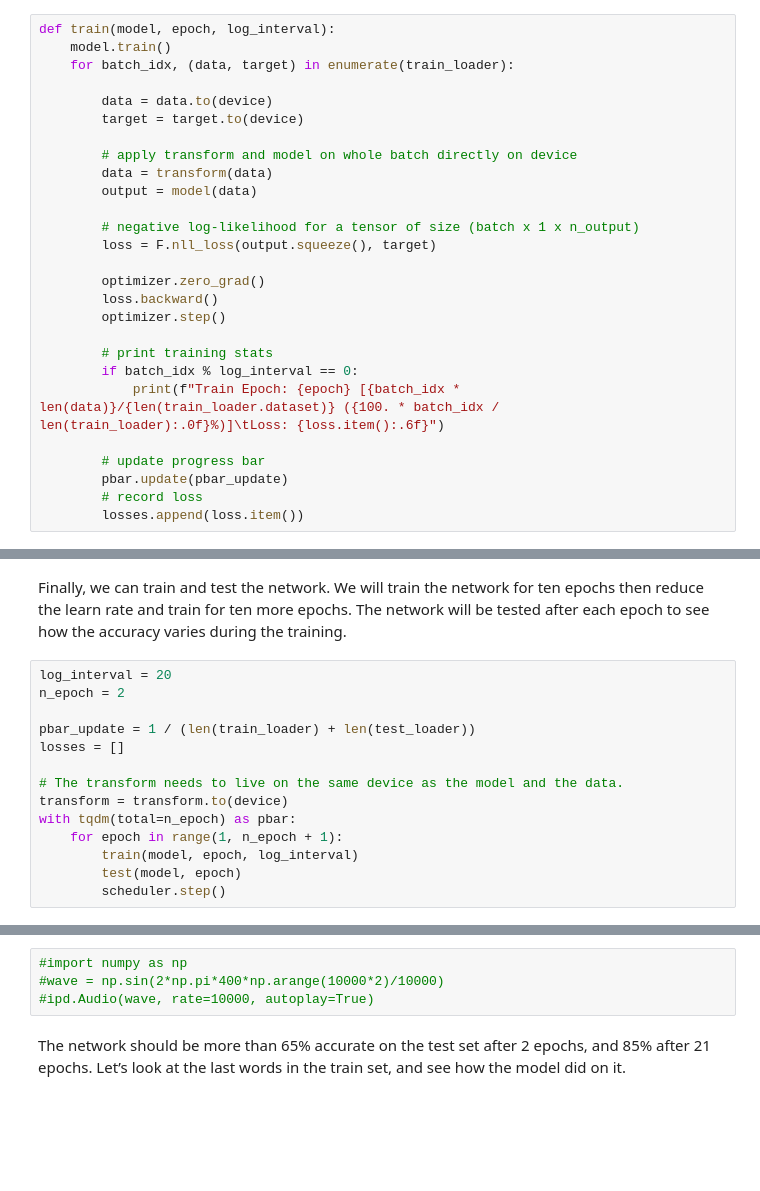
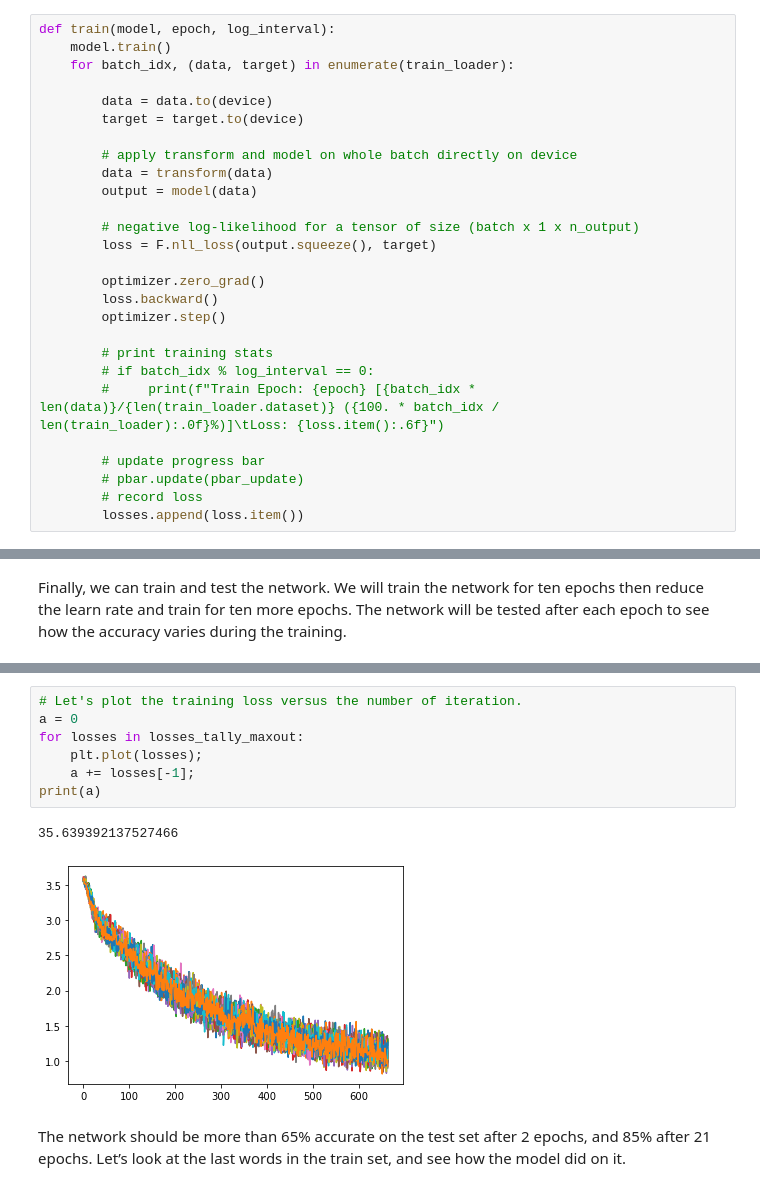
Before and after one commit to ZivaUrbancic/Maxout_Initializations, a Jupyter notebook: speech_command_classification_with_torchaudio_tutorial.ipynb, the cells around one changed output, grey strips where cells are left out. Drawn from its saved outputs; the diff is of its cells as text; blank space fills up the shorter version.

```diff
--- a/speech_command_classification_with_torchaudio_tutorial.ipynb
+++ b/speech_command_classification_with_torchaudio_tutorial.ipynb
@@ -383,11 +430,11 @@ def train(model, epoch, log_interval):
         optimizer.step()
 
         # print training stats
-        if batch_idx % log_interval == 0:
-            print(f"Train Epoch: {epoch} [{batch_idx * len(data)}/{len(train_loader.dataset)} ({100. * batch_idx / len(train_loader):.0f}%)]\tLoss: {loss.item():.6f}")
+        # if batch_idx % log_interval == 0:
+        #     print(f"Train Epoch: {epoch} [{batch_idx * len(data)}/{len(train_loader.dataset)} ({100. * batch_idx / len(train_loader):.0f}%)]\tLoss: {loss.item():.6f}")
 
         # update progress bar
-        pbar.update(pbar_update)
+        # pbar.update(pbar_update)
         # record loss
         losses.append(loss.item())
 # %% [markdown]
@@ -432,17 +479,3 @@ Finally, we can train and test the network. We will train the network
 for ten epochs then reduce the learn rate and train for ten more epochs.
 The network will be tested after each epoch to see how the accuracy
 varies during the training.
-# %%
-log_interval = 20
-n_epoch = 2
-
-pbar_update = 1 / (len(train_loader) + len(test_loader))
-losses = []
-
-# The transform needs to live on the same device as the model and the data.
-transform = transform.to(device)
-with tqdm(total=n_epoch) as pbar:
-    for epoch in range(1, n_epoch + 1):
-        train(model, epoch, log_interval)
-        test(model, epoch)
-        scheduler.step()
@@ -469,7 +542,13 @@ plt.title("training loss");
-# %%
-#import numpy as np
-#wave = np.sin(2*np.pi*400*np.arange(10000*2)/10000)
-#ipd.Audio(wave, rate=10000, autoplay=True)
+# %%
+# Let's plot the training loss versus the number of iteration.
+a = 0
+for losses in losses_tally_maxout:
+    plt.plot(losses);
+    a += losses[-1];
+print(a)
+# %% [output]
+35.639392137527466
+[figure, added]
 # %% [markdown]
 The network should be more than 65% accurate on the test set after 2
 epochs, and 85% after 21 epochs. Let’s look at the last words in the
```
Also changed, not shown: parts of 18 cells of this notebook, 3 other files.
